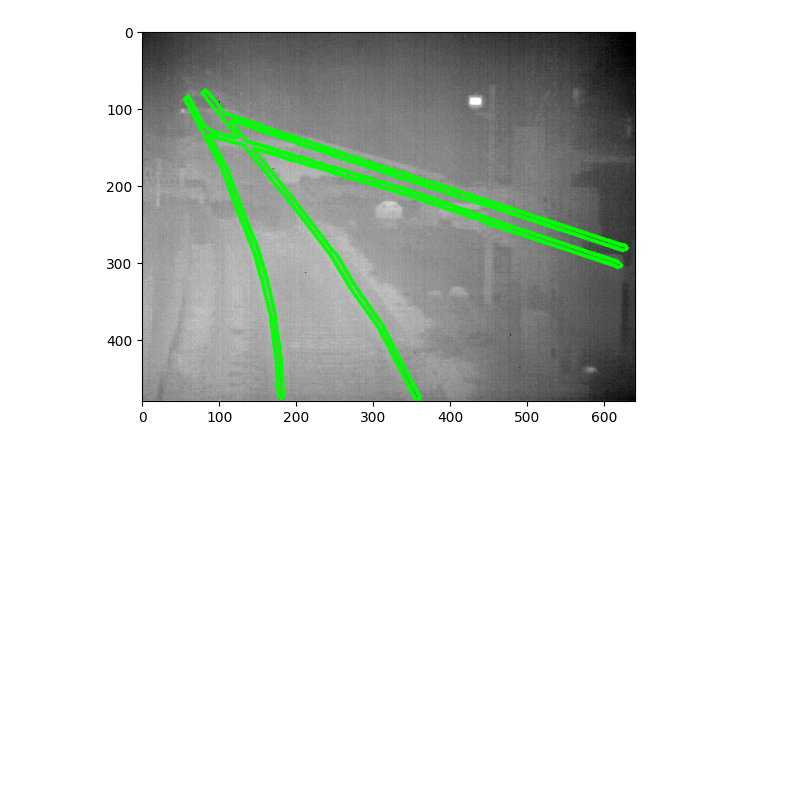
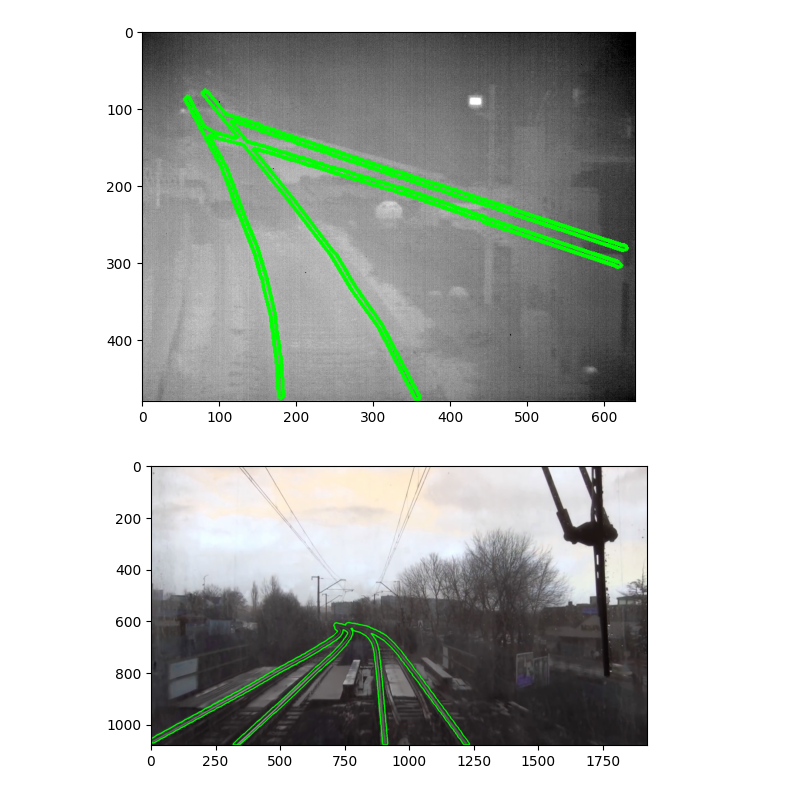
Before and after one commit to clewfirstspockonehanded/rail_detection_preparation, a Jupyter notebook: 02_data_split.ipynb, the cells around one changed output. Drawn from its saved outputs; the diff is of its cells as text; code cells hidden in the pictures; blank space fills up the shorter version.

```diff
--- a/02_data_split.ipynb
+++ b/02_data_split.ipynb
@@ -40,2 +42,2 @@ max(glob("./dataframe_dumps/df_eda_*"), key=os.path.getmtime)
 # %%
-df = pd.read_json(max(glob("./dataframe_dumps/df_eda_*"), key=os.path.getmtime))
+df_db = pd.read_json(max(glob("./dataframe_dumps/df_eda_*"), key=os.path.getmtime))
@@ -49,7 +59,7 @@ We aim for a 70/15/15 split over the number of images. However, as the number of
 seed = 93
 print(f"seed: {seed}")
 df_split = generate_train_val_test_split(
-    df=df, seed=seed, val_ratio=0.15, test_ratio=0.15
+    df=df_db, seed=seed, val_ratio=0.15, test_ratio=0.15
 )
 temp = df_split[["path", "set"]].drop_duplicates()["set"].value_counts()
 print(temp)
@@ -286,3 +345,23 @@ for label in labels:
     plt.imshow(img)
 # %% [output]
 [figure]
+# %%
+image = glob(f"{path_data}data_railsem/train/images/*")[4]
+label = image.replace("jpg", "txt").replace("image", "label")
+
+with open(label, "r") as f:
+    labels = f.read().splitlines()
+img = cv2.imread(image)
+h, w = img.shape[:2]
+
+for label in labels:
+    class_id, *poly = label.split(" ")
+
+    poly = np.asarray(poly, dtype=np.float16).reshape(-1, 2)  # Read poly, reshape
+    poly *= [w, h]  # Unscale
+
+    cv2.polylines(img, [poly.astype("int")], True, (0, 255, 0), 4)  # Draw Poly Lines
+    # cv2.fillPoly(img, [poly.astype('int')], (randint(0,255),randint(0,255),randint(0,255)), cv2.LINE_AA) # Draw area
+    plt.imshow(img)
+# %% [output]
+[figure, added]
```
Also changed, not shown: parts of 18 cells of this notebook, 12 other files.
